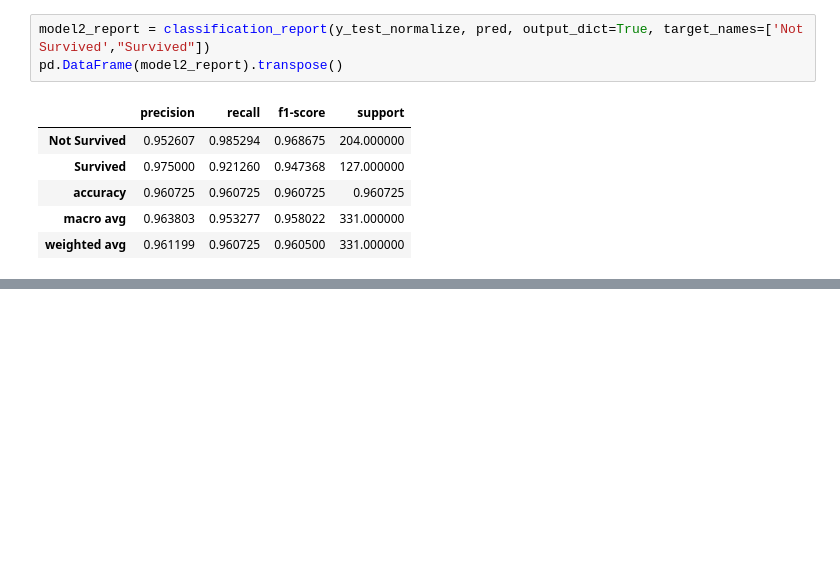
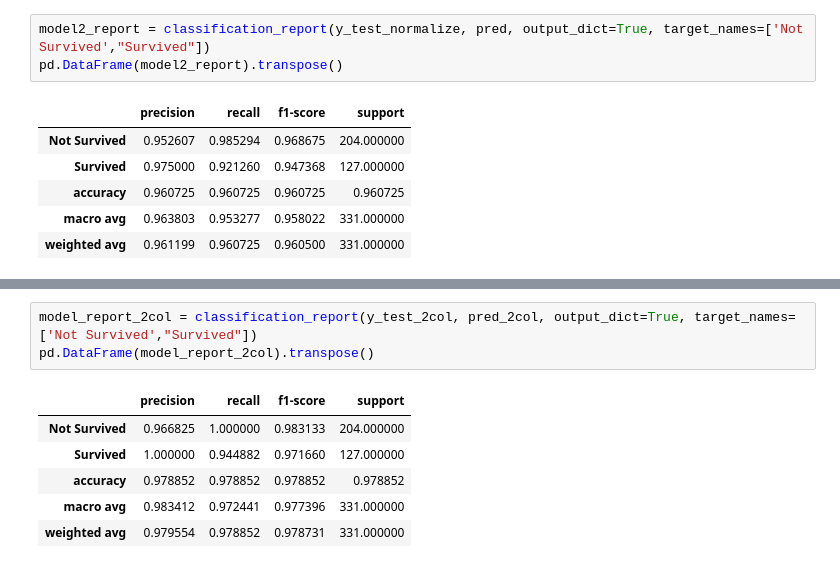
Before and after one commit to WawanWidiantara/Single-Layer-Perceptron, a Jupyter notebook: Single-Layer-Perceptron/slp.ipynb, the cells around one changed output, grey strips where cells are left out. Saved outputs shown, nothing was run; the diff lists cells and outputs as text; blank space fills up the shorter version.

```diff
--- a/Single-Layer-Perceptron/slp.ipynb
+++ b/Single-Layer-Perceptron/slp.ipynb
@@ -243,0 +326,10 @@ pd.DataFrame(model2_report).transpose()
+# %%
+model_report_2col = classification_report(y_test_2col, pred_2col, output_dict=True, target_names=['Not Survived',"Survived"])
+pd.DataFrame(model_report_2col).transpose()
+# %% [output]
+|  | precision | recall | f1-score | support |
+| Not Survived | 0.966825 | 1.000000 | 0.983133 | 204.000000 |
+| Survived | 1.000000 | 0.944882 | 0.971660 | 127.000000 |
+| accuracy | 0.978852 | 0.978852 | 0.978852 | 0.978852 |
+| macro avg | 0.983412 | 0.972441 | 0.977396 | 331.000000 |
+| weighted avg | 0.979554 | 0.978852 | 0.978731 | 331.000000 |
```
Also changed, not shown: parts of 14 cells of this notebook, 3 other files.
